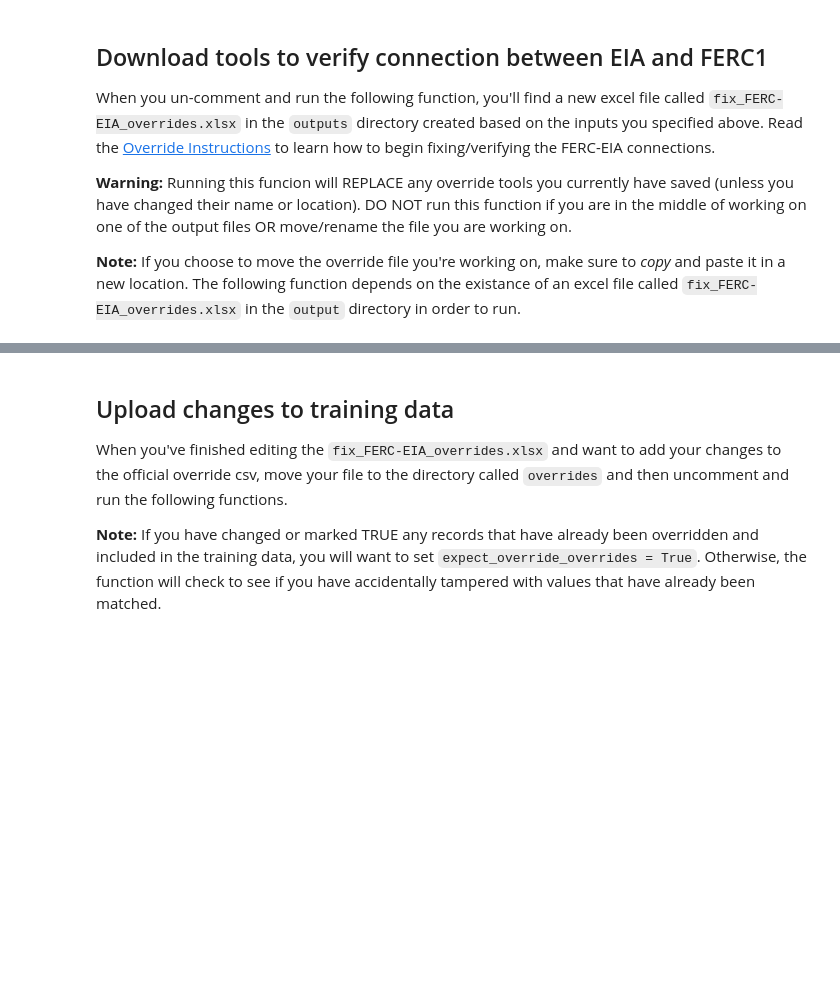
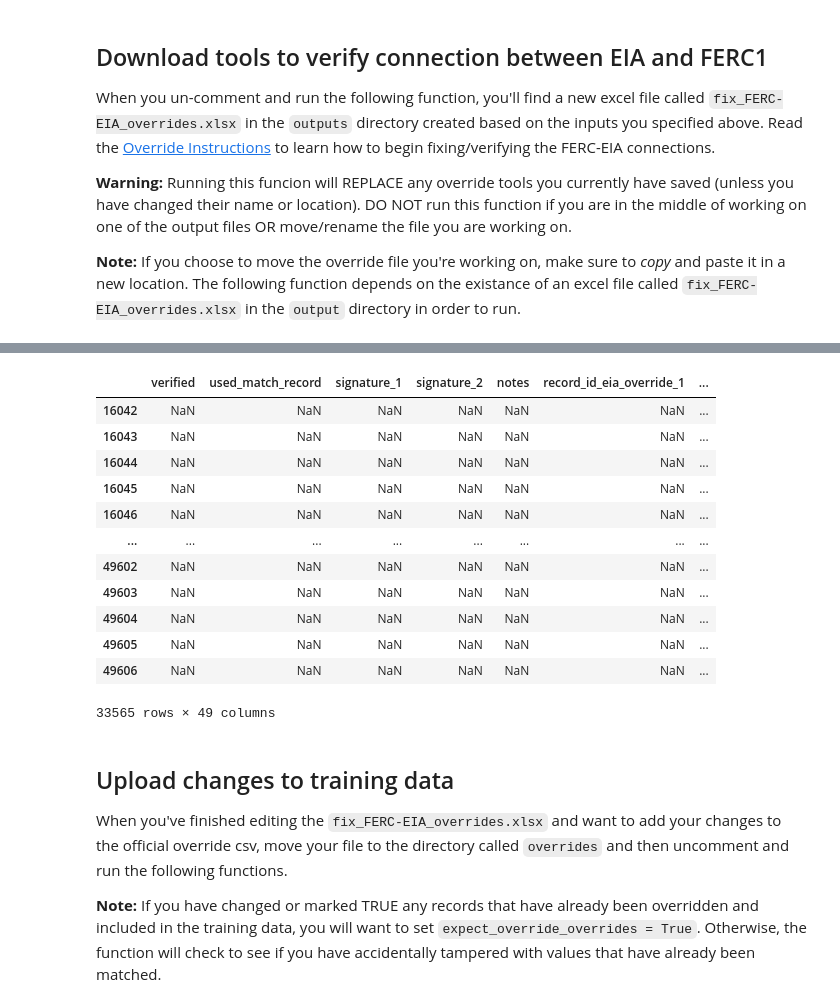
Before and after one commit to catalyst-cooperative/rmi-ferc1-eia, a Jupyter notebook: notebooks/make_overrides.ipynb, the cells around one changed output, grey strips where cells are left out. Drawn from its saved outputs; the diff is of its cells as text; code cells hidden in the pictures; blank space fills up the shorter version.

Commit message:
add more utilities to the overrides notebook

```diff
--- a/notebooks/make_overrides.ipynb
+++ b/notebooks/make_overrides.ipynb
@@ -129,3 +125,21 @@ Wall time: 2min 15s
+# %%
+test = check_connections[check_connections['plant_id_pudl']==246]
+test.match_type.unique()
+check_connections[check_connections['match_type'].isna()]
+# %% [output]
+|  | verified | used_match_record | signature_1 | signature_2 | notes | record_id_eia_override_1 | ... |
+| 16042 | NaN | NaN | NaN | NaN | NaN | NaN | ... |
+| 16043 | NaN | NaN | NaN | NaN | NaN | NaN | ... |
+| 16044 | NaN | NaN | NaN | NaN | NaN | NaN | ... |
+| 16045 | NaN | NaN | NaN | NaN | NaN | NaN | ... |
+| 16046 | NaN | NaN | NaN | NaN | NaN | NaN | ... |
+| ... | ... | ... | ... | ... | ... | ... | ... |
+| 49602 | NaN | NaN | NaN | NaN | NaN | NaN | ... |
+| 49603 | NaN | NaN | NaN | NaN | NaN | NaN | ... |
+| 49604 | NaN | NaN | NaN | NaN | NaN | NaN | ... |
+| 49605 | NaN | NaN | NaN | NaN | NaN | NaN | ... |
+| 49606 | NaN | NaN | NaN | NaN | NaN | NaN | ... |
+33565 rows × 49 columns
 # %% [markdown]
 <a id='upload-overrides'></a>
 ## Upload changes to training data
```
Also changed, not shown: parts of 9 cells of this notebook, 1 other file.
